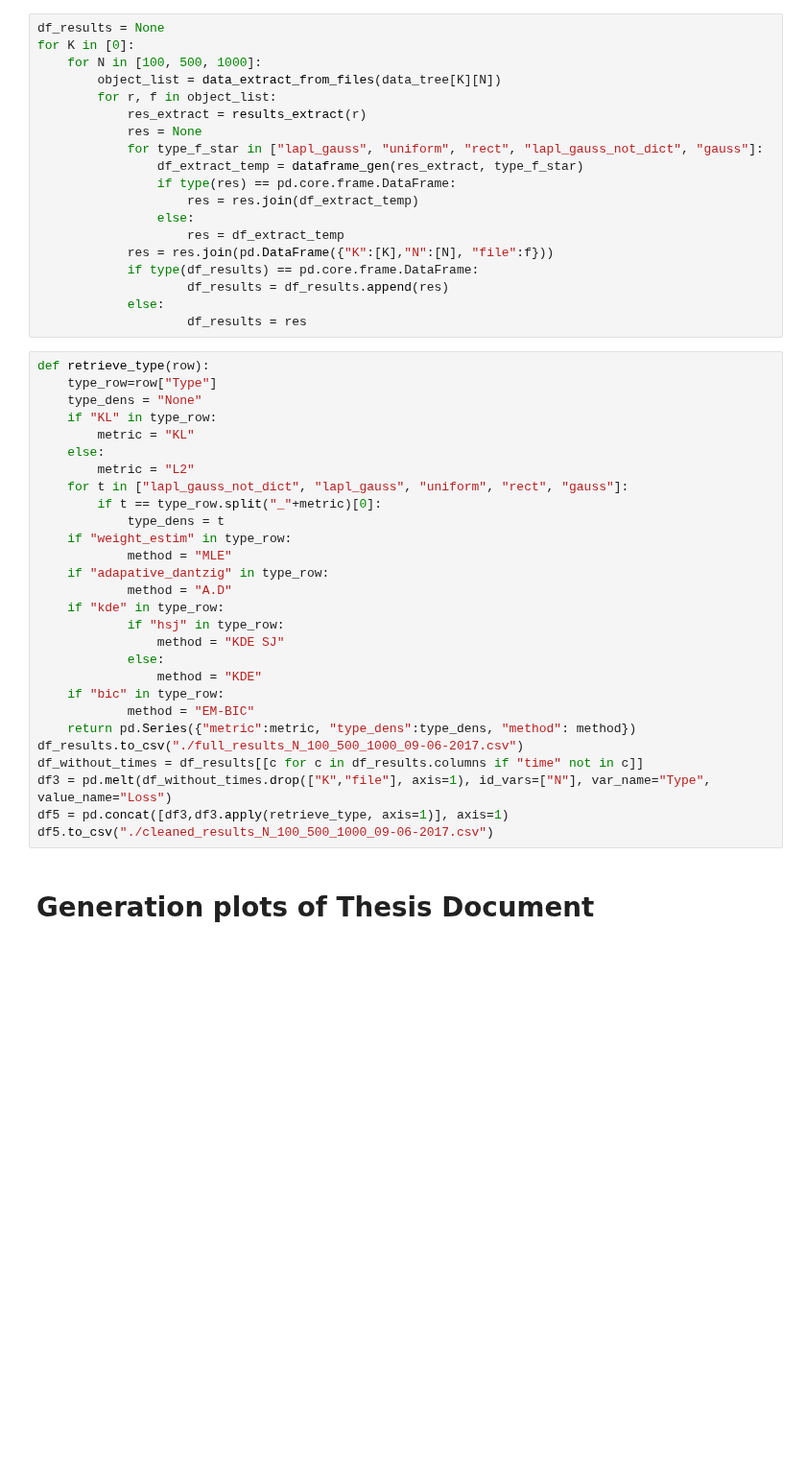
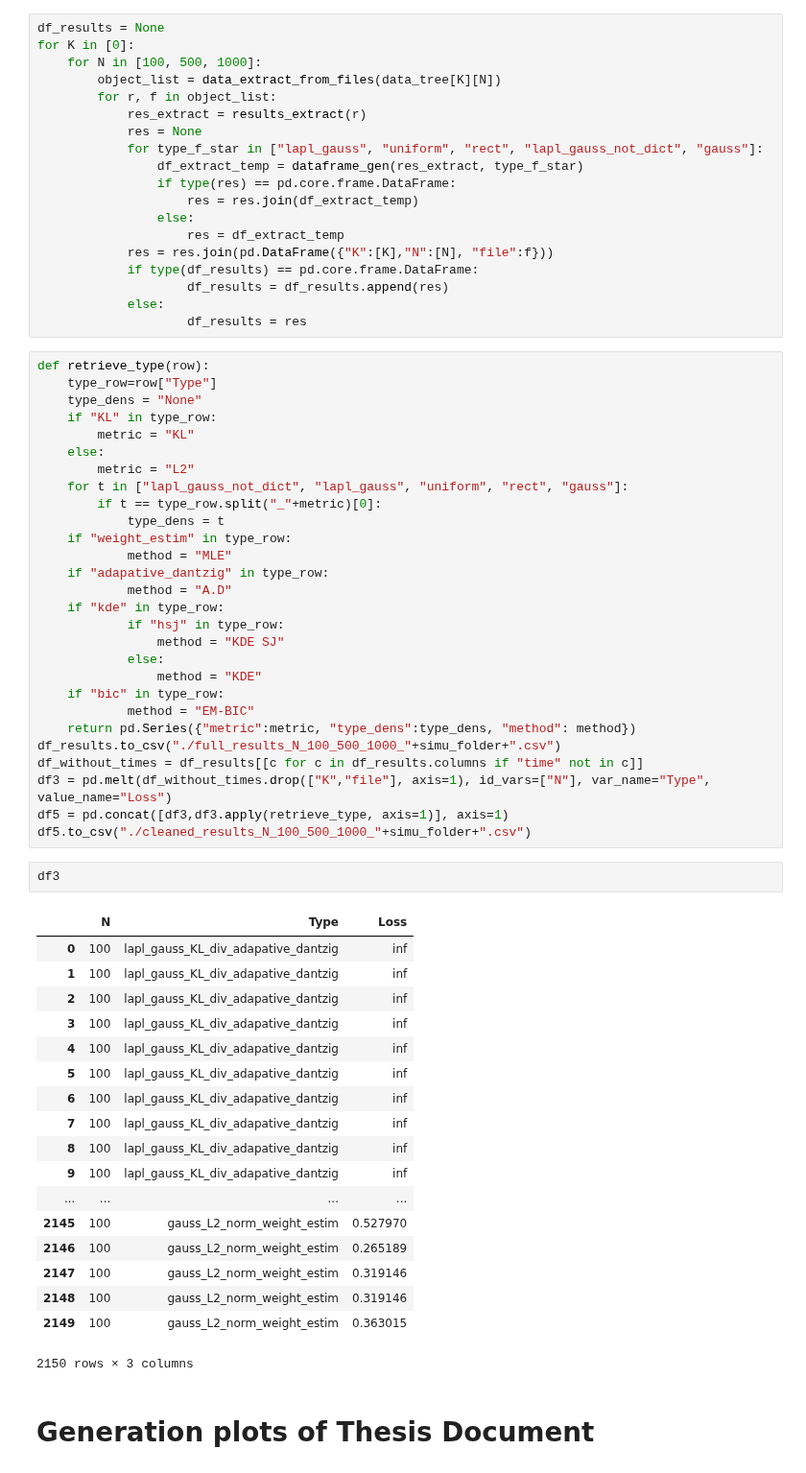
Before and after one commit to mehdisebbar/kl-aggregation, a Jupyter notebook: weight_vector_simulations_paper/weight_vector_estim_code/result extract v2.ipynb, the cells around one changed output. Shown at 96% size. Saved outputs shown, nothing was run; the diff lists cells and outputs as text; blank space fills up the shorter version.

```diff
--- a/weight_vector_simulations_paper/weight_vector_estim_code/result extract v2.ipynb
+++ b/weight_vector_simulations_paper/weight_vector_estim_code/result extract v2.ipynb
@@ -189,11 +192,32 @@ def retrieve_type(row):
     if "bic" in type_row:
             method = "EM-BIC"
     return pd.Series({"metric":metric, "type_dens":type_dens, "method": method})
-df_results.to_csv("./full_results_N_100_500_1000_09-06-2017.csv")
+df_results.to_csv("./full_results_N_100_500_1000_"+simu_folder+".csv")
 df_without_times = df_results[[c for c in df_results.columns if "time" not in c]]
 df3 = pd.melt(df_without_times.drop(["K","file"], axis=1), id_vars=["N"], var_name="Type", value_name="Loss")
 df5 = pd.concat([df3,df3.apply(retrieve_type, axis=1)], axis=1)
-df5.to_csv("./cleaned_results_N_100_500_1000_09-06-2017.csv")
+df5.to_csv("./cleaned_results_N_100_500_1000_"+simu_folder+".csv")
+# %%
+df3
+# %% [output]
+|  | N | Type | Loss |
+| 0 | 100 | lapl_gauss_KL_div_adapative_dantzig | inf |
+| 1 | 100 | lapl_gauss_KL_div_adapative_dantzig | inf |
+| 2 | 100 | lapl_gauss_KL_div_adapative_dantzig | inf |
+| 3 | 100 | lapl_gauss_KL_div_adapative_dantzig | inf |
+| 4 | 100 | lapl_gauss_KL_div_adapative_dantzig | inf |
+| 5 | 100 | lapl_gauss_KL_div_adapative_dantzig | inf |
+| 6 | 100 | lapl_gauss_KL_div_adapative_dantzig | inf |
+| 7 | 100 | lapl_gauss_KL_div_adapative_dantzig | inf |
+| 8 | 100 | lapl_gauss_KL_div_adapative_dantzig | inf |
+| 9 | 100 | lapl_gauss_KL_div_adapative_dantzig | inf |
+| ... | ... | ... | ... |
+| 2145 | 100 | gauss_L2_norm_weight_estim | 0.527970 |
+| 2146 | 100 | gauss_L2_norm_weight_estim | 0.265189 |
+| 2147 | 100 | gauss_L2_norm_weight_estim | 0.319146 |
+| 2148 | 100 | gauss_L2_norm_weight_estim | 0.319146 |
+| 2149 | 100 | gauss_L2_norm_weight_estim | 0.363015 |
+2150 rows × 3 columns
 # %% [markdown]
 # Generation plots of Thesis Document
 # %%
```
Also changed, not shown: parts of 5 cells of this notebook, 3 other files.
